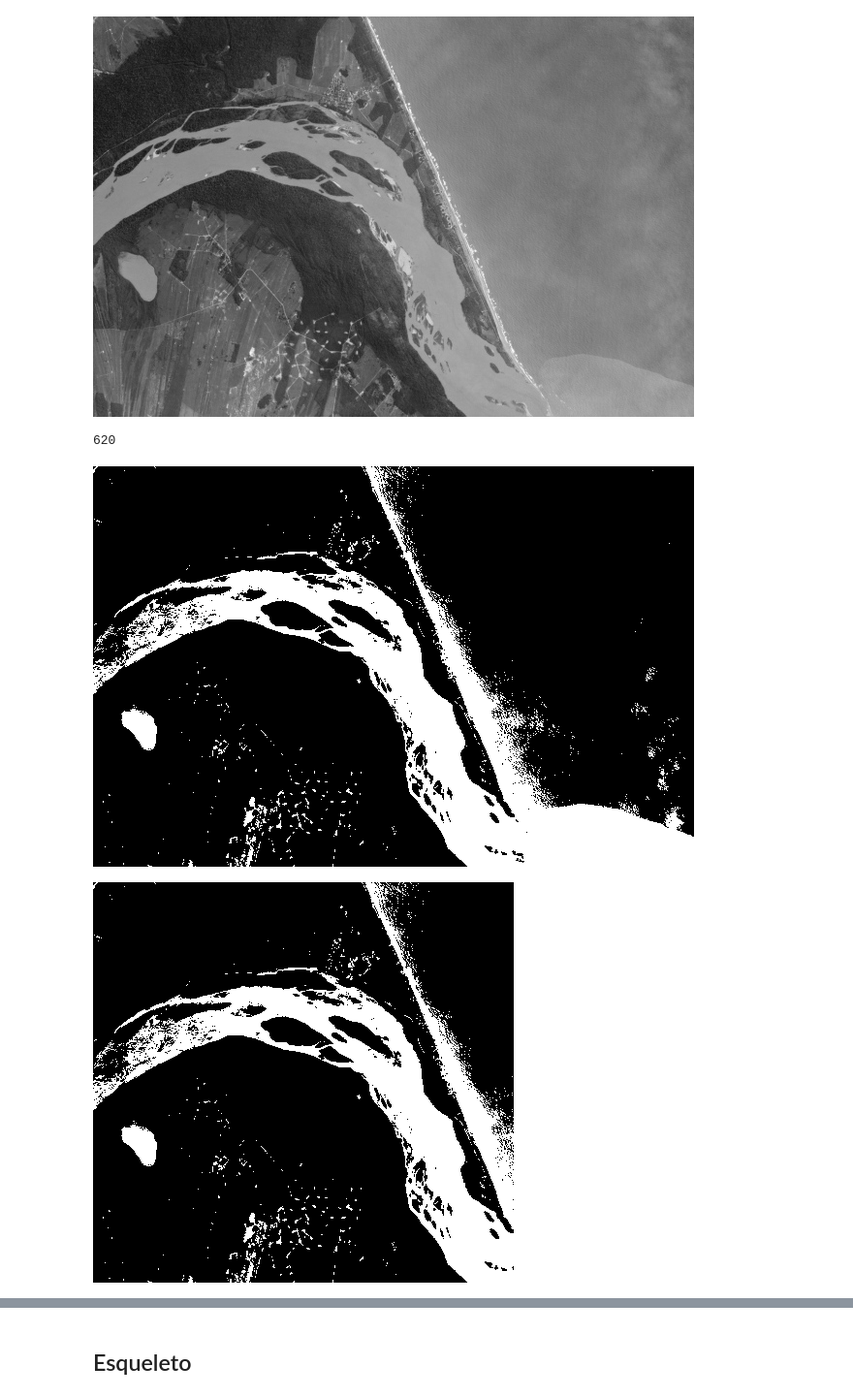
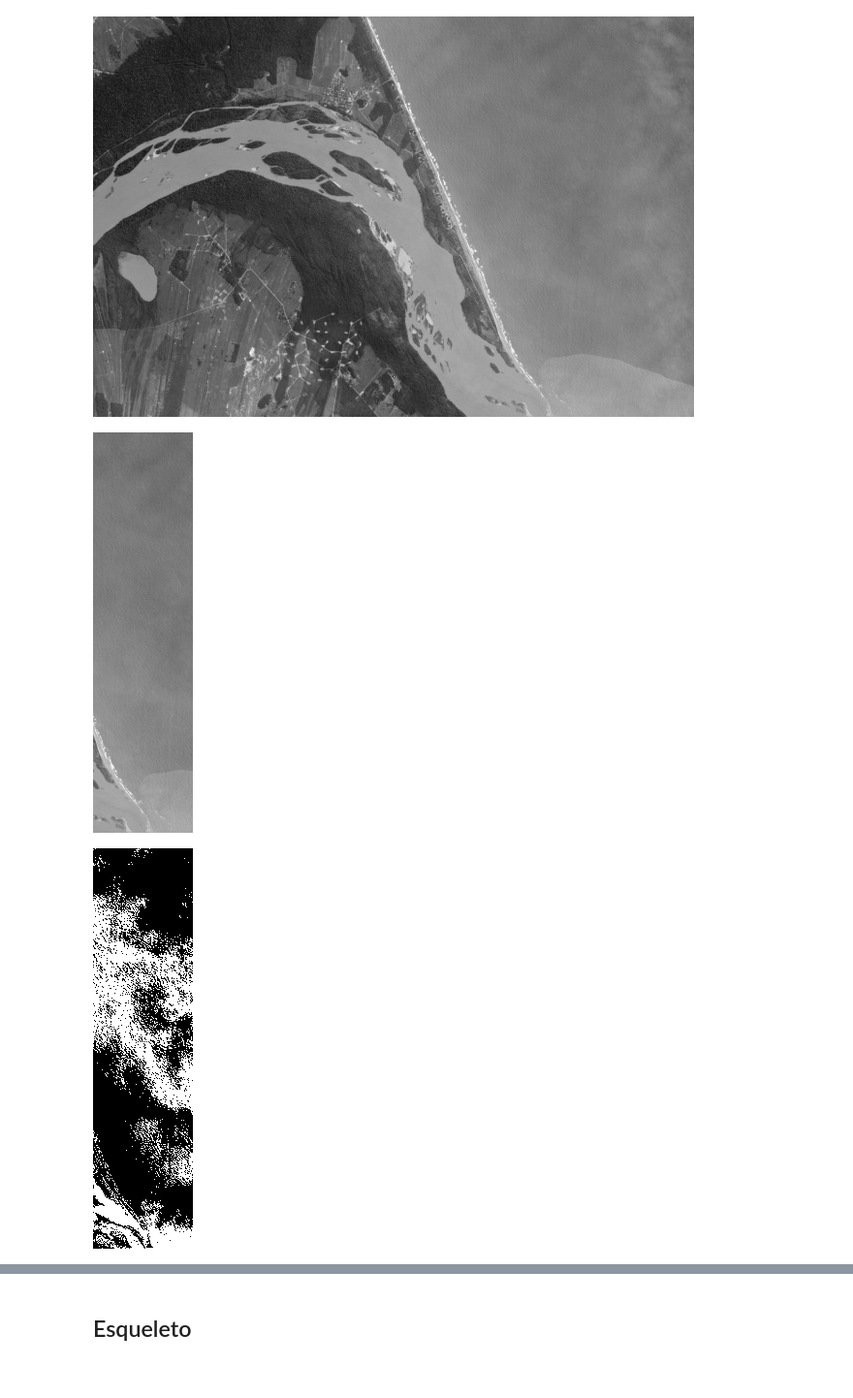
Before and after one commit to Larissa13/Mac0417, a Jupyter notebook: EP-04/exercicios-morfologia-02.ipynb, the cells around one changed output, grey strips where cells are left out. Shown: that part at 97% size. Drawn from its saved outputs; the diff is of its cells as text; code cells hidden in the pictures.

```diff
--- a/EP-04/exercicios-morfologia-02.ipynb
+++ b/EP-04/exercicios-morfologia-02.ipynb
@@ -20,17 +22,57 @@ vio.display_image(f)
 # %% [output]
 [figure]
 [figure]
-# %%
-def threshold(f, l):
-    f[f>l] = 255
-    f[f<=l] = 0
-    return f
-
-H,W = f.shape
-print(W)
-vio.display_image(threshold(f, 140))
-vio.display_image(f[:, 0:np.floor(7*W/10).astype(int)])
-# %% [output]
-620
-[figure, removed]
-[figure, removed]
+# %%
+def double_threshold(x, l, g):
+    H, W = x.shape
+    image = np.zeros((H,W)).astype(int)
+    for i in range(H):
+        for j in range(W):
+            if x[i][j] <= g and x[i][j] > l:
+                image[i][j] = 1
+
+    return image
+# %%
+
+H,W = f.shape
+h1 = f[:int(H/3), :int(W/2)]
+h2 = f[int(H/3):int(2*H/3),:int(W/2)]
+h3 = f[int(2*H/3):, :int(W/2)]
+h4 = f[:int(H/3), int(W/2):]
+h5 = f[int(H/3):int(2*H/3), int(W/2):]
+h6 = f[int(2*H/3):, int(W/2):]
+h7 = f[:, :int(W/6)]
+
+ht7 = double_threshold(h7, 130, 255)
+d17 = bm.area_opening(h, 100)
+d27 = bm.area_opening(h, 2000)
+d37 = bm.area_opening(d17^d27, 750)
+answer1 = d17^d37
+
+h8 = f[:, int(W/6): int(W/3)]
+ht8 = double_threshold(h8, 130, 170)
+d18 = bm.area_opening(ht8, 50)
+d28 = bm.area_opening(ht8, 500)
+d38 = bm.area_opening(d18^d28, 200)
+answer2 = d18^d38
+answer2[int(H/2):,:] = 0
+
+h9 = f[:, int(W/3):int(W/2)]
+ht9 = double_threshold(h9, 120, 170)
+d19 = bm.area_opening(ht9, 200)
+answer3 = d19
+
+h10 = f[:, int(W/2):int(2*W/3)]
+ht10 = double_threshold(h10, 140, 170)
+answer3 = bm.area_opening(ht10, 2500)
+
+h11 = f[:, int(2*W/3):int(5*W/6)]
+vio.display_image(h11)
+ht11 = double_threshold(h11, 120, 160)
+ht12 = double_threshold(h11, 130, 180)
+vio.display_binary_image(ht12^ht11)
+d11 = bm.area_opening(ht11, 10000)
+vio.display_binary_image(d11^ht12^ht11)
+# %% [output]
+[figure, added]
+[figure, added]
```
Also changed, not shown: parts of 4 cells of this notebook.
